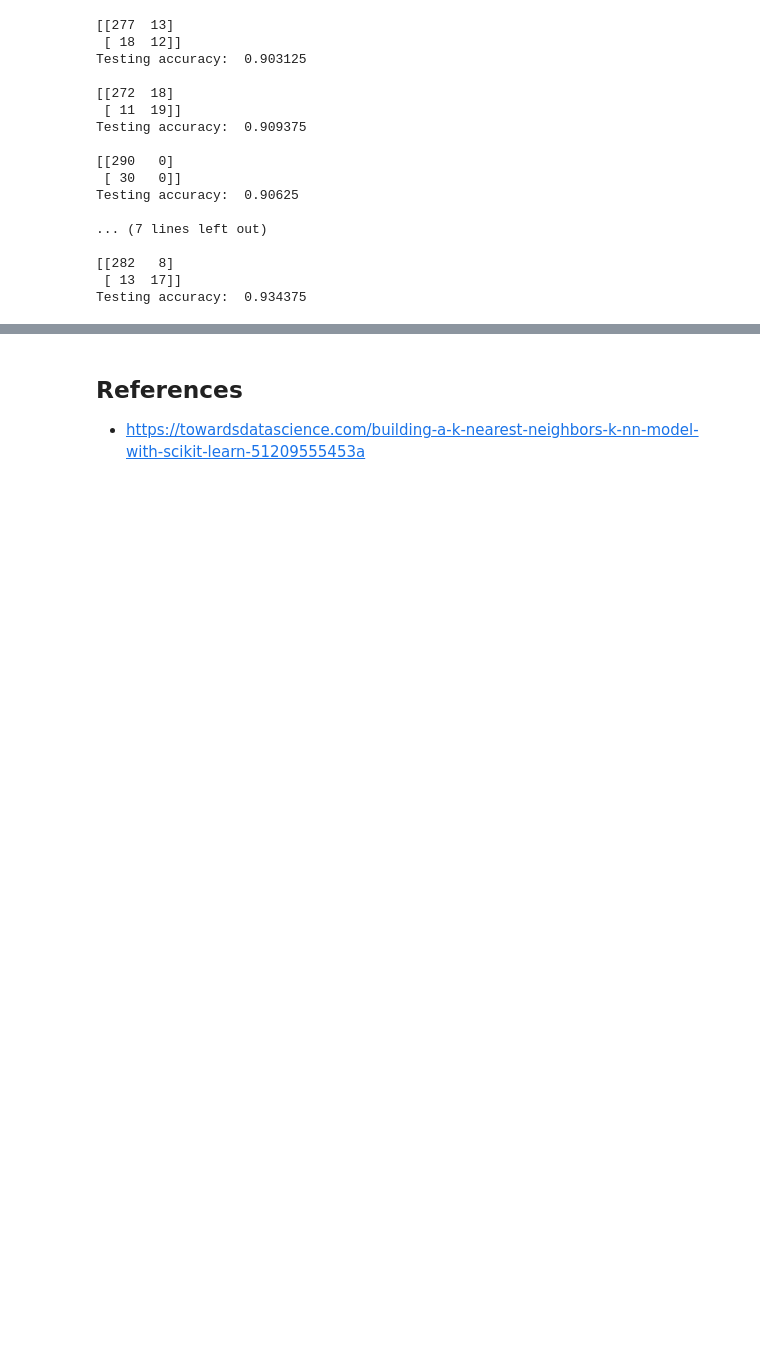
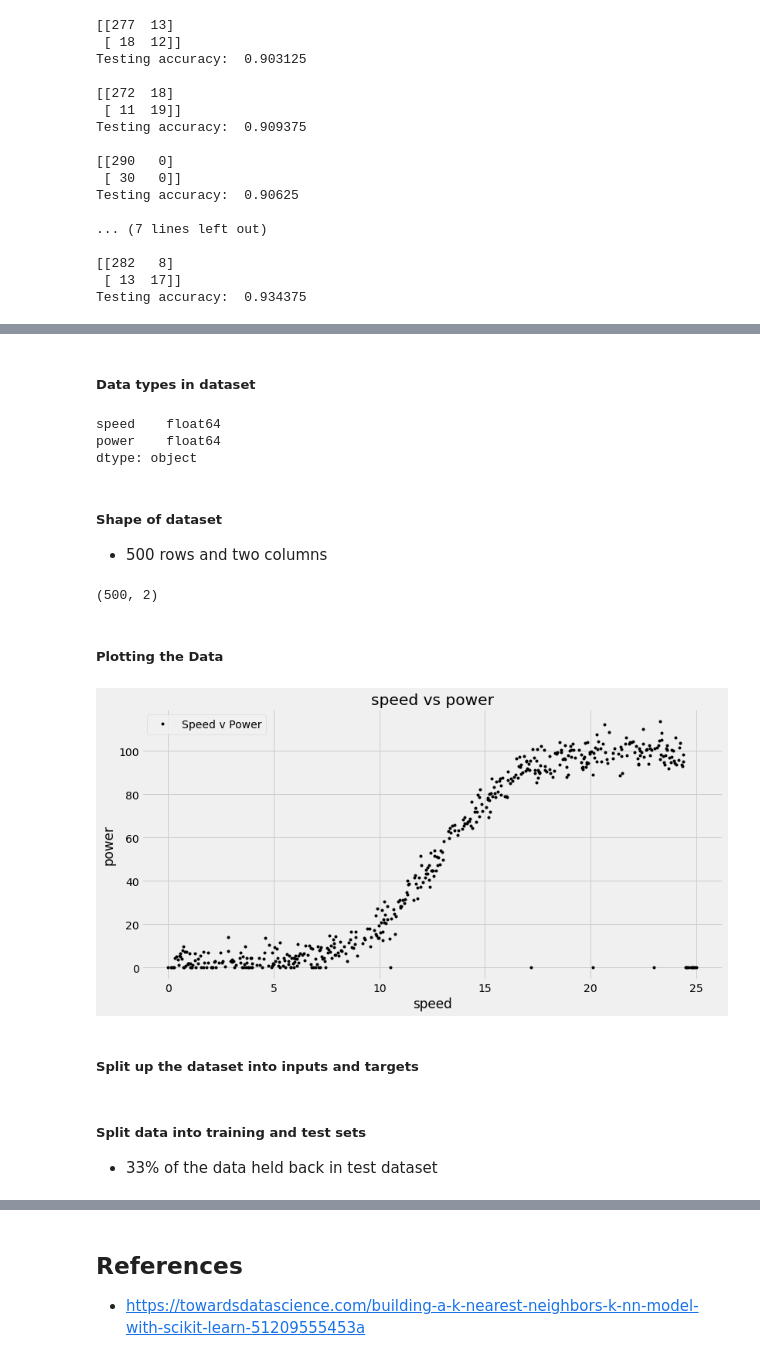
Before and after one commit to conor1982/ML_and_Stats_Assessment, a Jupyter notebook: scikit-learn.ipynb, the cells around one changed output, grey strips where cells are left out. Cells and saved outputs as stored; diff of their text form; code cells hidden in the pictures; blank space fills up the shorter version.

```diff
--- a/scikit-learn.ipynb
+++ b/scikit-learn.ipynb
@@ -691,0 +712,3 @@ Testing accuracy:  0.934375
+# %%
+#import dataset
+ps = pd.read_csv('datasets/powerproduction.txt')
@@ -691,0 +730,30 @@ Testing accuracy:  0.934375
+# %% [markdown]
+##### Data types in dataset
+# %%
+#datatypes
+ps.dtypes
+# %% [output]
+speed    float64
+power    float64
+dtype: object
+# %% [markdown]
+##### Shape of dataset
+
+- 500 rows and two columns
+# %%
+ps.shape
+# %% [output]
+(500, 2)
+# %% [markdown]
+##### Plotting the Data
+# %%
+#plotting the dataset
+plt.plot(ps['speed'],ps['power'],'.',color='black',label = 'Speed v Power')
+plt.title(f'{ps.columns[0]} vs {ps.columns[1]}')
+plt.xlabel(f'{ps.columns[0]}')
+plt.ylabel(f'{ps.columns[1]}')
+plt.legend();
+# %% [output]
+[figure, added]
+# %% [markdown]
+##### Split up the dataset into inputs and targets
@@ -691,0 +765,4 @@ Testing accuracy:  0.934375
+# %% [markdown]
+##### Split data into training and test sets
+
+- 33% of the data held back in test dataset
```
Also changed, not shown: parts of 47 cells of this notebook, 6 other files.
